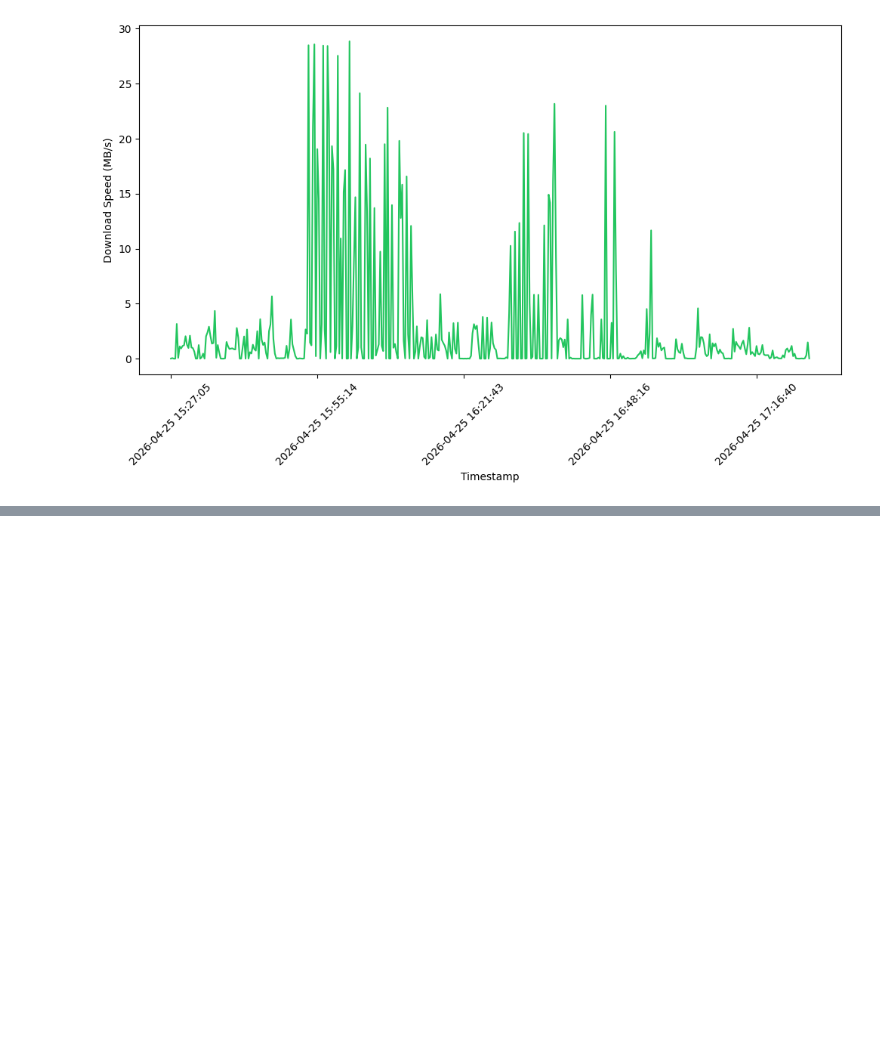
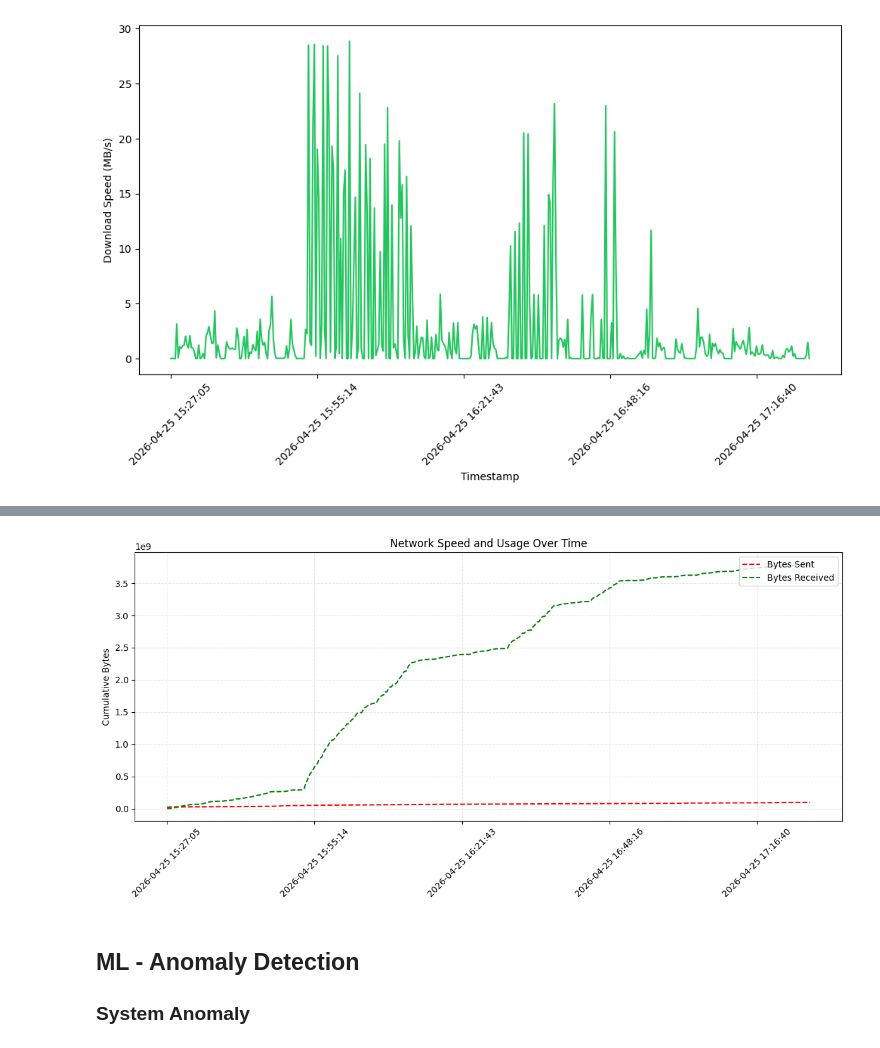
Before and after one commit to abhishek-tiwari-nitrr/System-Performance-Analyzer, a Jupyter notebook: notebook/test.ipynb, the cells around one changed output, grey strips where cells are left out. Drawn from its saved outputs; the diff is of its cells as text; code cells hidden in the pictures; blank space fills up the shorter version.

```diff
--- a/notebook/test.ipynb
+++ b/notebook/test.ipynb
@@ -187,0 +189,16 @@ plt.tight_layout()
+# %%
+fig, ax = plt.subplots(figsize=(12,6))
+ax.plot(df_network_metrics['timestamp'], df_network_metrics['bytes_sent'], label='Bytes Sent', color='red', linestyle='--')
+ax.plot(df_network_metrics['timestamp'], df_network_metrics['bytes_received'], label='Bytes Received', color='green', linestyle='--')
+ax.set_ylabel('Cumulative Bytes')
+ax.legend(loc='upper right')
+plt.title('Network Speed and Usage Over Time')
+plt.gca().xaxis.set_major_locator(ticker.MaxNLocator(5))
+plt.xticks(rotation=45)
+plt.grid(True, linestyle='--', alpha=0.3)
+plt.tight_layout()
+# %% [output]
+[figure, added]
+# %% [markdown]
+## ML - Anomaly Detection
+### System Anomaly
```
Also changed, not shown: parts of 23 cells of this notebook.
